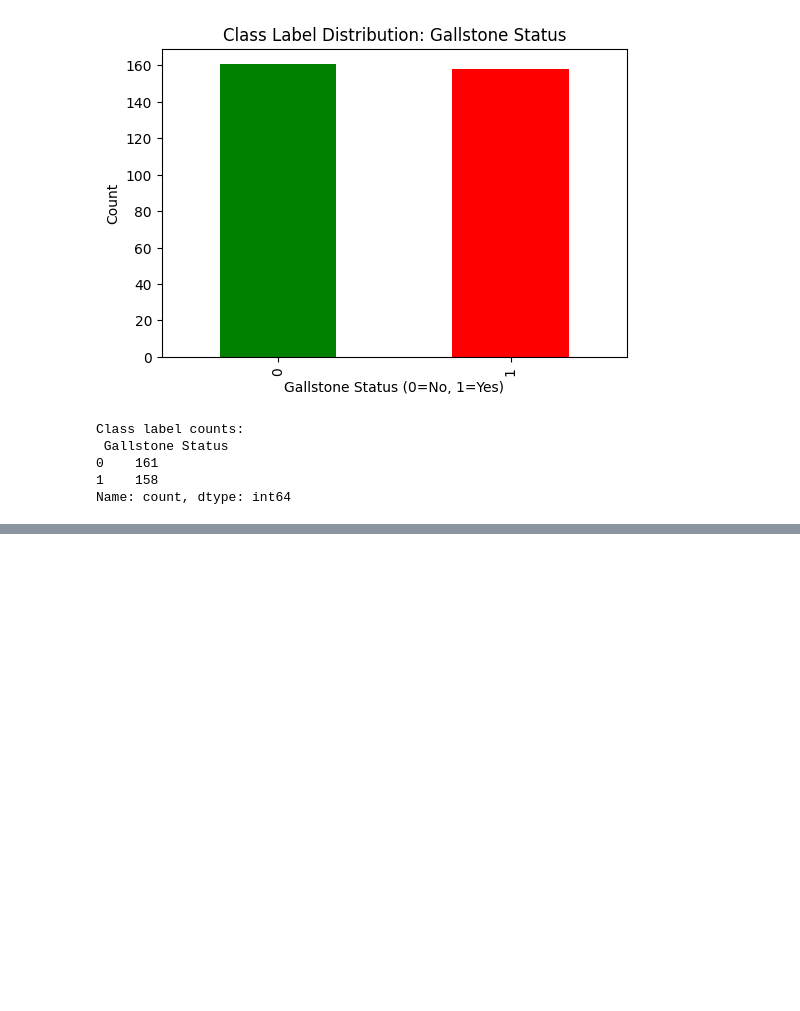
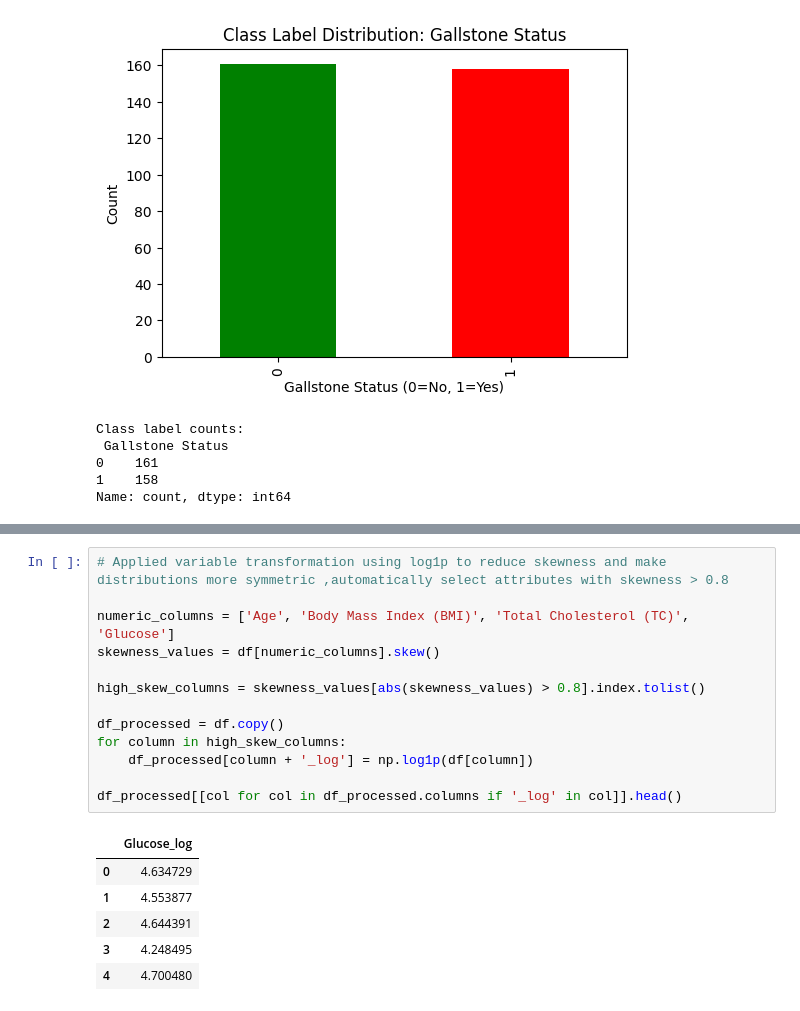
Before and after one commit to ShathaAlshalawi/Gallstone_project, a Jupyter notebook: phase2.ipynb, the cells around one changed output, grey strips where cells are left out. Cells and saved outputs as stored; diff of their text form; blank space fills up the shorter version.

```diff
--- a/phase2.ipynb
+++ b/phase2.ipynb
@@ -198,0 +223,20 @@ Name: count, dtype: int64
+# %%
+# Applied variable transformation using log1p to reduce skewness and make distributions more symmetric ,automatically select attributes with skewness > 0.8
+
+numeric_columns = ['Age', 'Body Mass Index (BMI)', 'Total Cholesterol (TC)', 'Glucose']
+skewness_values = df[numeric_columns].skew()
+
+high_skew_columns = skewness_values[abs(skewness_values) > 0.8].index.tolist()
+
+df_processed = df.copy()
+for column in high_skew_columns:
+    df_processed[column + '_log'] = np.log1p(df[column])
+
+df_processed[[col for col in df_processed.columns if '_log' in col]].head()
+# %% [output]
+|  | Glucose_log |
+| 0 | 4.634729 |
+| 1 | 4.553877 |
+| 2 | 4.644391 |
+| 3 | 4.248495 |
+| 4 | 4.700480 |
```
Also changed, not shown: parts of 3 cells of this notebook.
